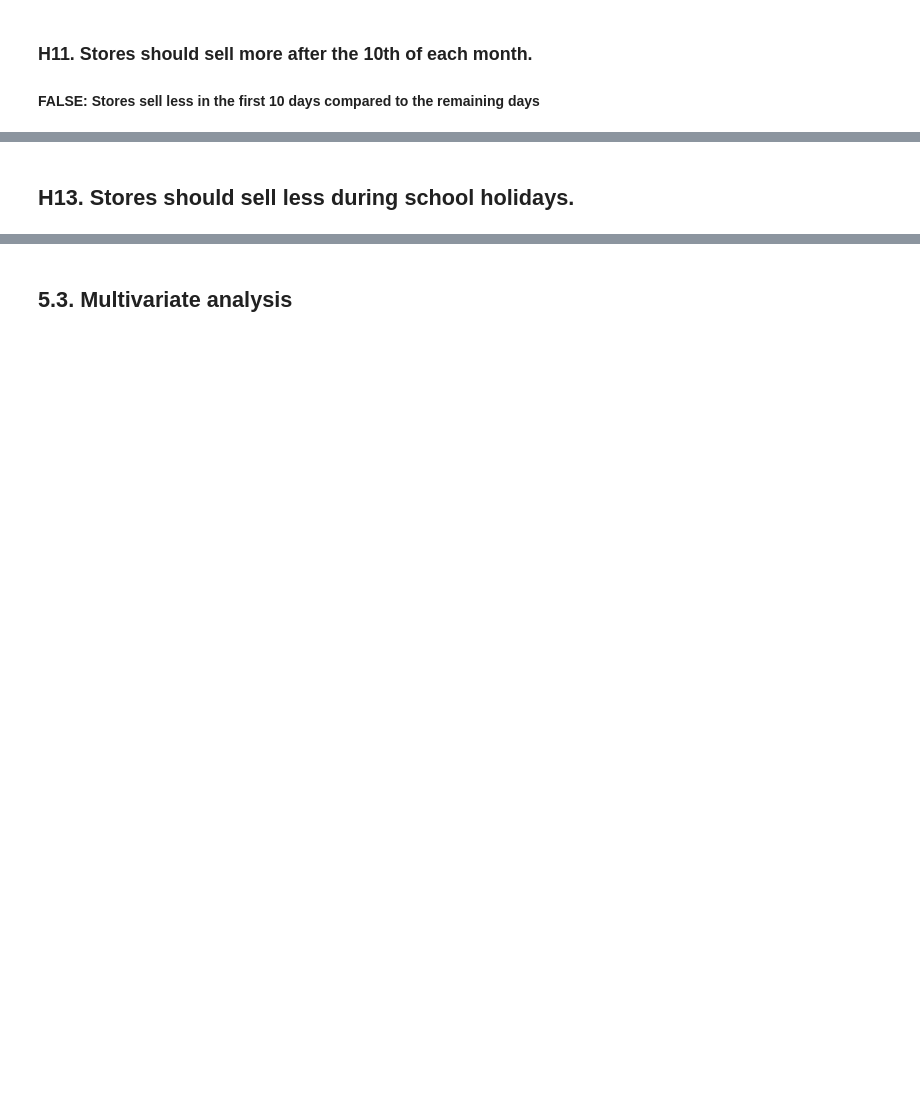
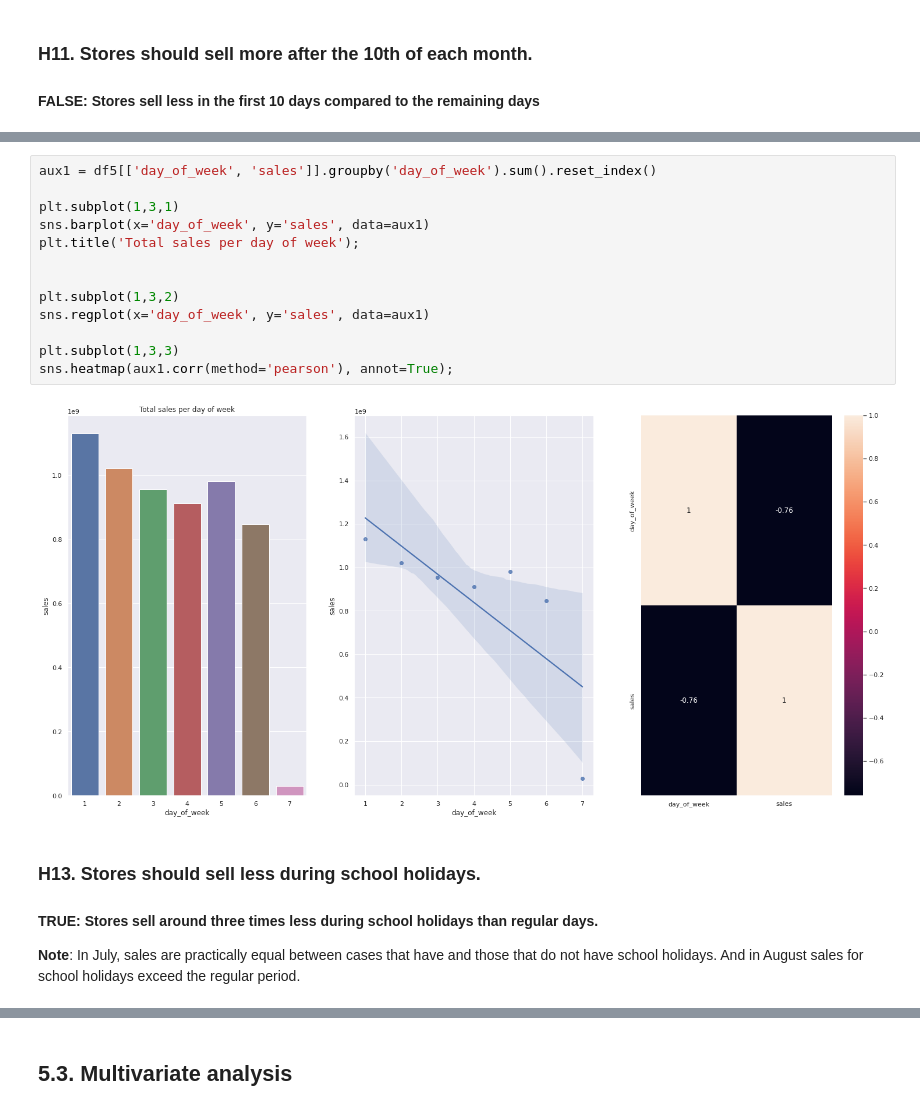
Before and after one commit to luanjesus/rossmann_store_sales_prediction, a Jupyter notebook: exploratory_data_analysis.ipynb, the cells around one changed output, grey strips where cells are left out. Drawn from its saved outputs; the diff is of its cells as text; blank space fills up the shorter version.

```diff
--- a/exploratory_data_analysis.ipynb
+++ b/exploratory_data_analysis.ipynb
@@ -773,2 +806,20 @@ plt.title('Total sales per before 1o days and after 10 days');
+# %%
+aux1 = df5[['day_of_week', 'sales']].groupby('day_of_week').sum().reset_index()
+
+plt.subplot(1,3,1)
+sns.barplot(x='day_of_week', y='sales', data=aux1)
+plt.title('Total sales per day of week');
+
+
+plt.subplot(1,3,2)
+sns.regplot(x='day_of_week', y='sales', data=aux1)
+
+plt.subplot(1,3,3)
+sns.heatmap(aux1.corr(method='pearson'), annot=True);
+# %% [output]
+[figure, added]
 # %% [markdown]
-## **H13.** Stores should sell less during school holidays.
+### **H13.** Stores should sell less during school holidays.
+
+#### TRUE: Stores sell around three times less during school holidays than regular days.
+**Note**: In July, sales are practically equal between cases that have and those that do not have school holidays. And in August sales for school holidays exceed the regular period.
```
Also changed, not shown: parts of 10 cells of this notebook.
